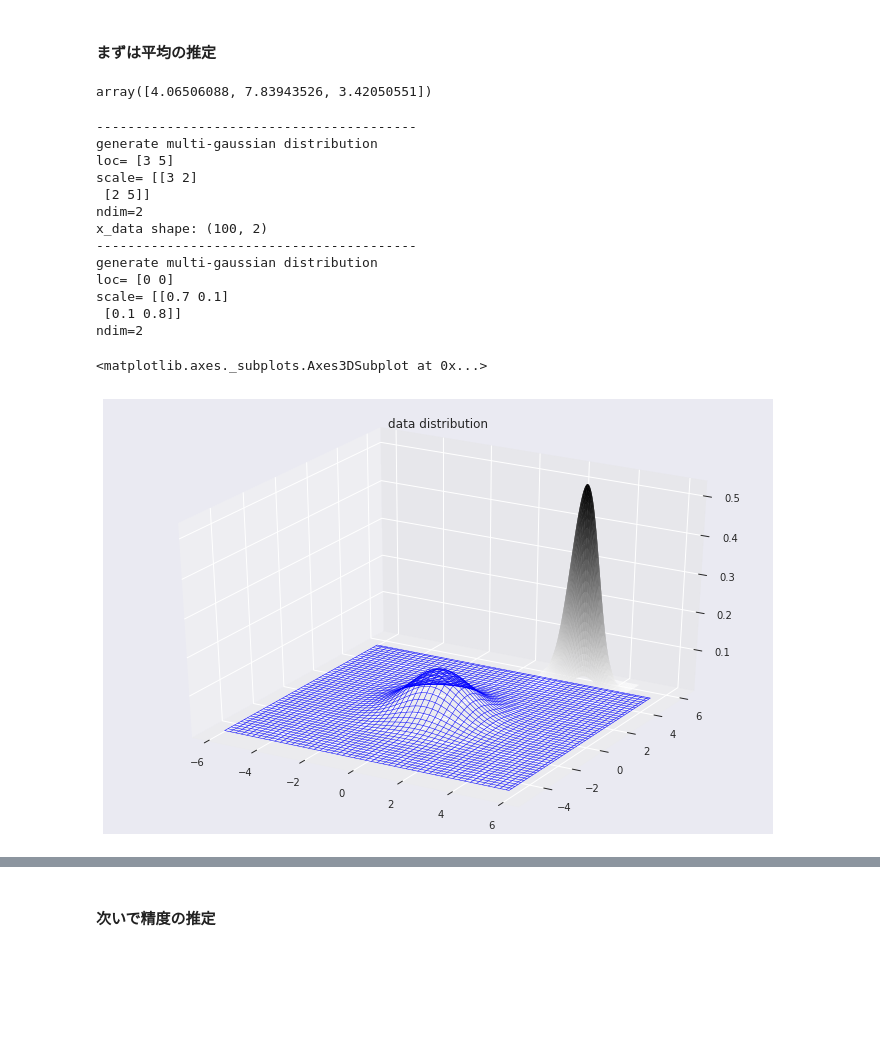
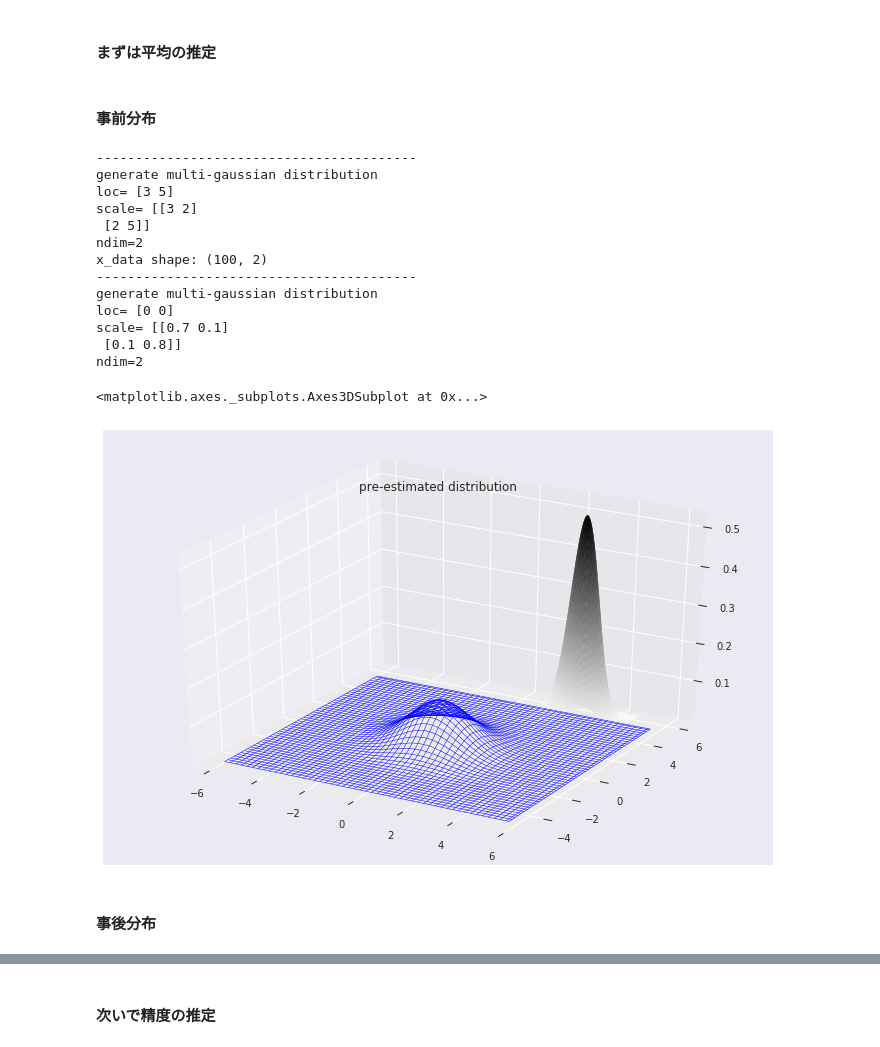
Before and after one commit to min9813/BayesianLearning, a Jupyter notebook: gaussian.ipynb, the cells around one changed output, grey strips where cells are left out. Drawn from its saved outputs; the diff is of its cells as text; code cells hidden in the pictures; blank space fills up the shorter version.

```diff
--- a/gaussian.ipynb
+++ b/gaussian.ipynb
@@ -1,6 +0,0 @@
-# %%
-a = np.array([[1,2,3,4],
-              [5,6,7,8]])
-b = a.T
-print(a.shape, b.shape)
-np.dot(a,b).shape
@@ -201,6 +192,8 @@ def draw_3d_distribution(data_size, parametors,
 
     else:
         ax.plot_wireframe(X1, X2, x_data.reshape(X1.shape), color=cmap,linewidth=0.5)
+        ax.set_title(title)
+
     if need_data:
         return ax, x_data
     else:
@@ -407,11 +407,8 @@ drawing student's T graph, μ=4.7689475150339895, λ=0.04105718854341546, ν=2.0
 ### 多次元ガウス分布
 # %% [markdown]
 #### まずは平均の推定
-# %%
-x = np.random.randn(10,3)
-np.sum(x,axis=0)
-# %% [output]
-array([4.06506088, 7.83943526, 3.42050551])
+# %% [markdown]
+#### 事前分布
 # %%
 real_mu = np.array([3,5])
 real_sigma_inv = np.array([[3,2],
@@ -421,36 +418,38 @@ pre_mu_scale_inv = np.array([[1,0],
                              [0,1]])
 data_size = 100
 
 ax = draw_3d_distribution(data_size,(real_mu, real_sigma_inv),
                           distribution="norm",
                           cmap="gist_gray_r",
                           seed=3,
                           need_data=False)
-
-x_data = np.random.multivariate_normal(mean=real_mu, cov=np.linalg.inv(real_sigma_inv), size=data_size)
-
 print("x_data shape:",x_data.shape)
 
 _m1 = np.linalg.inv(real_sigma_inv)
 _m2 = np.linalg.inv(pre_mu_scale_inv)
 est_data_sigma_inv = np.linalg.inv(_m1 + _m2)
 est_data_mu = pre_mu_loc
 
-draw_3d_distribution(data_size,(est_data_mu, est_data_sigma_inv),cmap="blue",ax=ax)
+draw_3d_distribution(data_size,(est_data_mu, est_data_sigma_inv),
+                     cmap="blue",
+                     ax=ax,
+                     title="pre-estimated distribution")
 # %% [output]
 -----------------------------------------
 generate multi-gaussian distribution
 loc= [3 5]
 scale= [[3 2]
  [2 5]]
 ndim=2
 x_data shape: (100, 2)
 -----------------------------------------
 generate multi-gaussian distribution
 loc= [0 0]
 scale= [[0.7 0.1]
  [0.1 0.8]]
 ndim=2
 <matplotlib.axes._subplots.Axes3DSubplot at 0x...>
-[figure, old version]
+[figure, new version]
+# %% [markdown]
+#### 事後分布
 # %%
```
Also changed, not shown: parts of 18 cells of this notebook.
